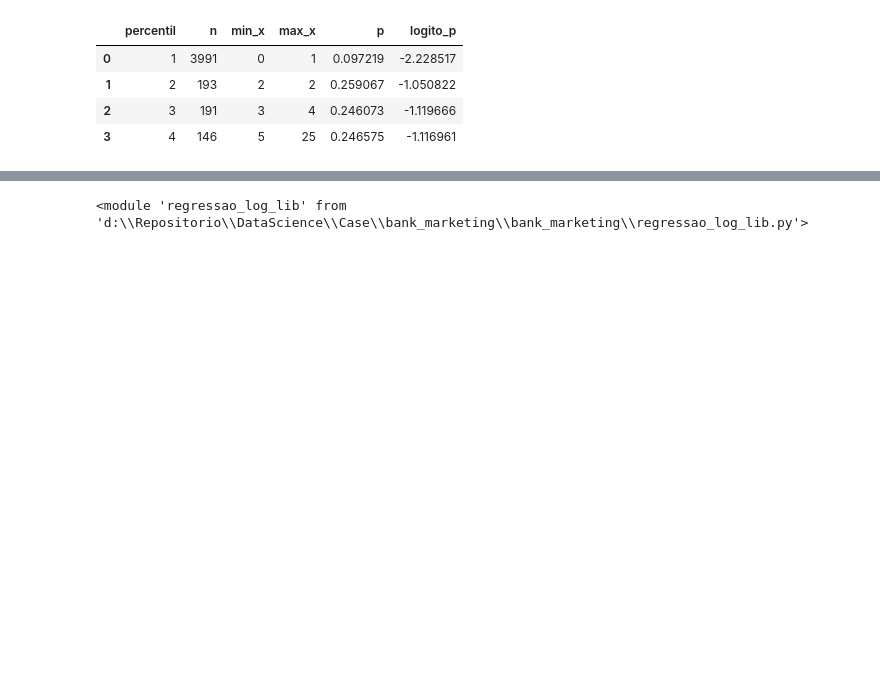
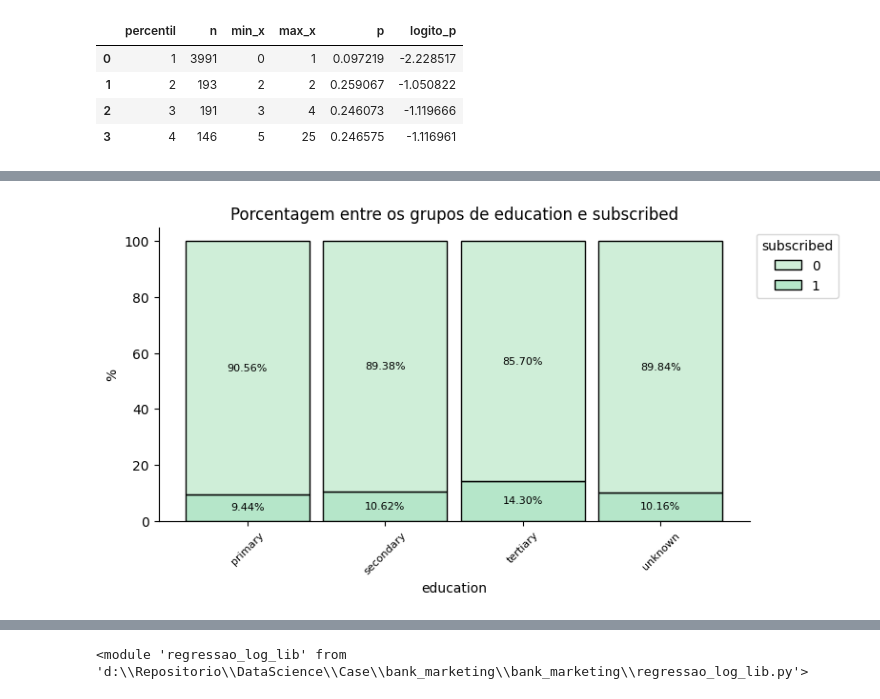
Before and after one commit to AAndreo/bank.marketing, a Jupyter notebook: bank_marketing/eda.ipynb, the cells around one changed output, grey strips where cells are left out. Saved outputs shown, nothing was run; the diff lists cells and outputs as text; code cells hidden in the pictures; blank space fills up the shorter version.

```diff
--- a/bank_marketing/eda.ipynb
+++ b/bank_marketing/eda.ipynb
@@ -957,0 +1064,5 @@ rl.analise_var_numerica_por_percentil(data=df_bank_marketing, x='previous', y='s
+# %%
+# Gráfico de frequência e porcentagem entre os grupos de uma variável categórica e a variável alvo
+eda_bank_marketing.plot_freq_porcentagem_entre_grp_target(var_categorica='education', target='subscribed', orient='v')
+# %% [output]
+[figure, added]
```
Also changed, not shown: parts of 107 cells of this notebook, 2 other files.
